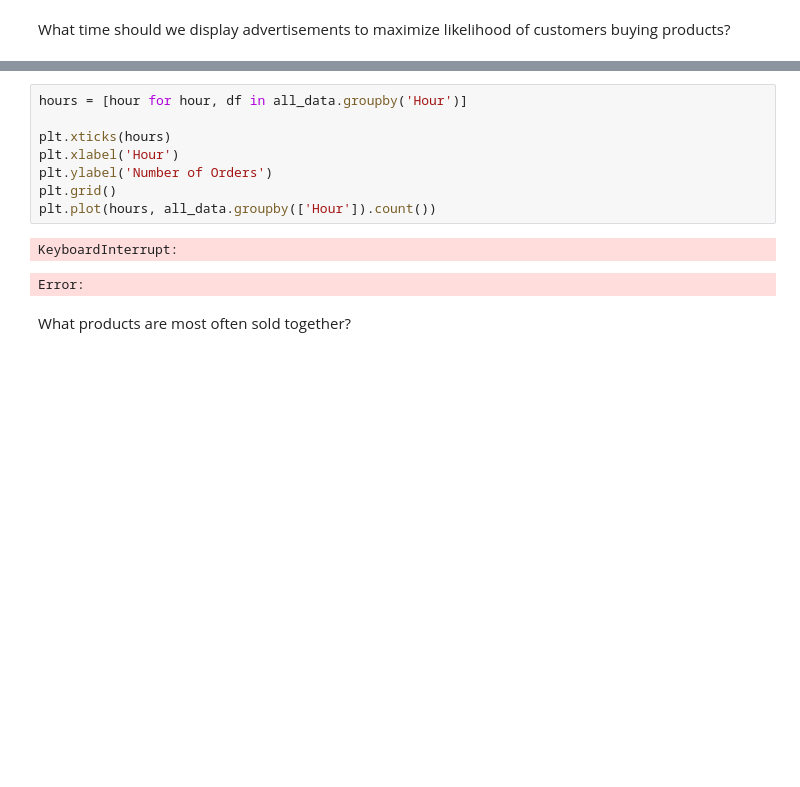
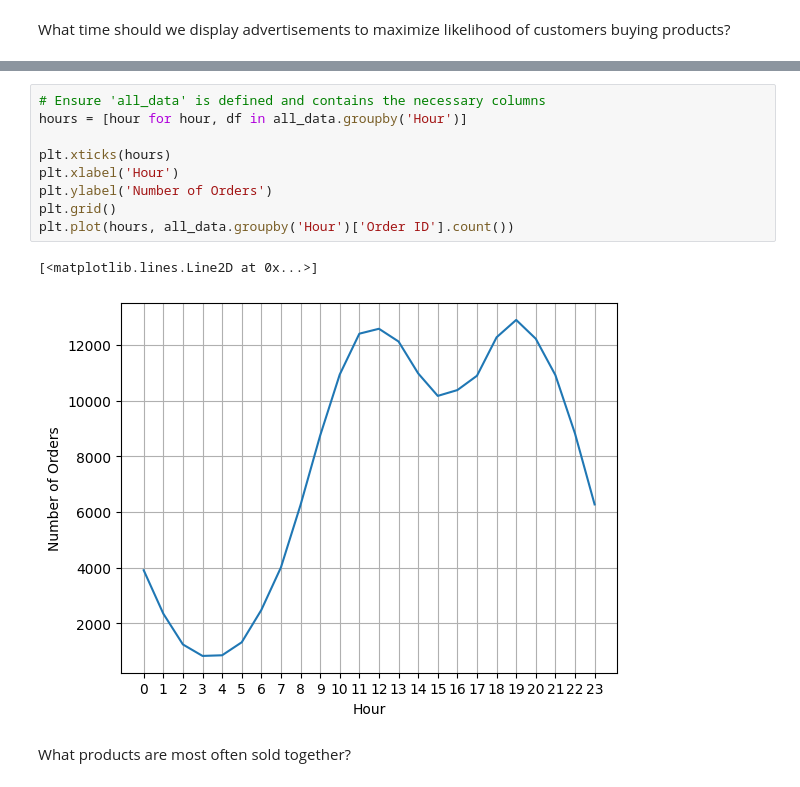
Before and after one commit to King-kin5/learningml, a Jupyter notebook: lesson4.ipynb, the cells around one changed output, grey strips where cells are left out. Saved outputs shown, nothing was run; the diff lists cells and outputs as text; blank space fills up the shorter version.

```diff
--- a/lesson4.ipynb
+++ b/lesson4.ipynb
@@ -207,16 +207,17 @@ all_data.head()
 | 3 | 3 | 176560 | Wired Headphones | 1 | 11.99 | 2019-04-12 14:38:00 | 669 Spruce St, Los Angeles, CA 90001 | 4 | ... |
 | 4 | 4 | 176561 | Wired Headphones | 1 | 11.99 | 2019-04-30 09:27:00 | 333 8th St, Los Angeles, CA 90001 | 4 | ... |
 # %%
+# Ensure 'all_data' is defined and contains the necessary columns
 hours = [hour for hour, df in all_data.groupby('Hour')]
 
 plt.xticks(hours)
 plt.xlabel('Hour')
 plt.ylabel('Number of Orders')
 plt.grid()
-plt.plot(hours, all_data.groupby(['Hour']).count())
+plt.plot(hours, all_data.groupby('Hour')['Order ID'].count())
 # %% [output]
-KeyboardInterrupt:
+[<matplotlib.lines.Line2D at 0x...>]
-Error:
+[figure, added]
 # %% [markdown]
 What products are most often sold together?
 # %%
```
